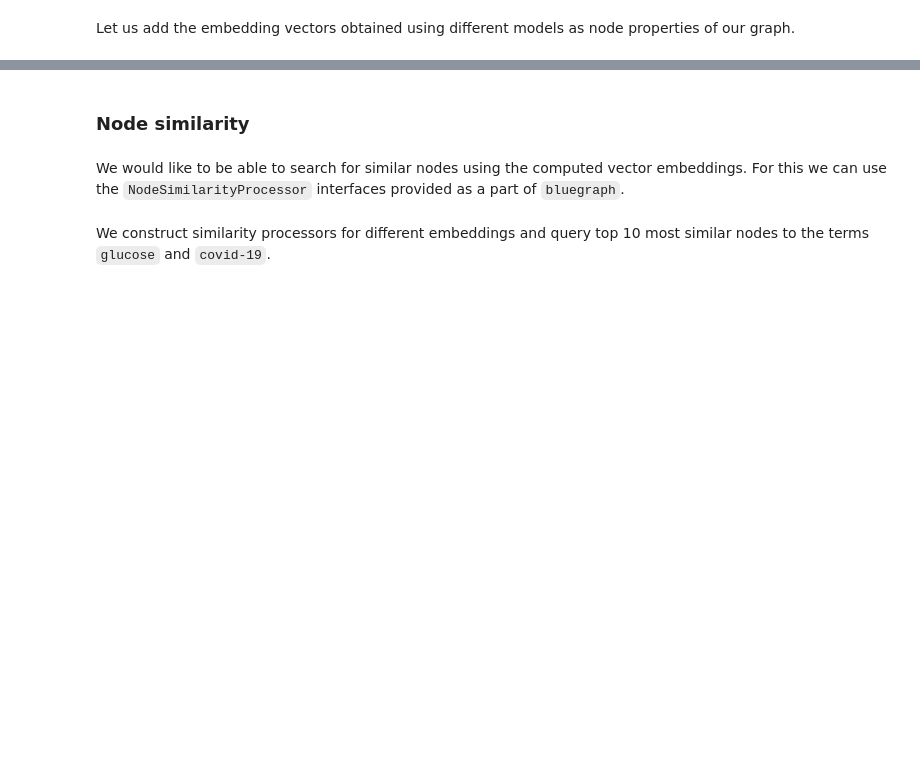
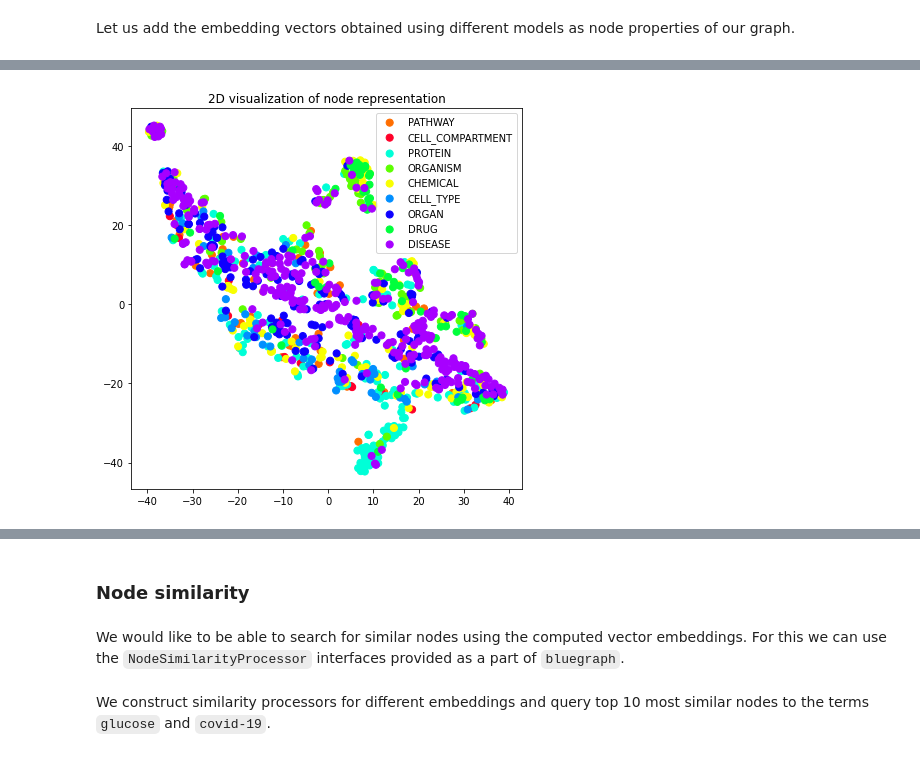
Before and after one commit to BlueBrain/BlueGraph, a Jupyter notebook: examples/Embedding and downstream tasks.ipynb, the cells around one changed output, grey strips where cells are left out. Drawn from its saved outputs; the diff is of its cells as text; code cells hidden in the pictures; blank space fills up the shorter version.

```diff
--- a/examples/Embedding and downstream tasks.ipynb
+++ b/examples/Embedding and downstream tasks.ipynb
@@ -315,0 +320,2 @@ transformed_graph.nodes(raw_frame=True)
+# %%
+attri2vec_2d = transform_to_2d(transformed_graph._nodes["attri2vec"].tolist())
@@ -315,0 +330,4 @@ transformed_graph.nodes(raw_frame=True)
+# %%
+plot_2d(transformed_graph, vectors=attri2vec_2d, label_prop="entity_type")
+# %% [output]
+[figure, added]
```
Also changed, not shown: parts of 63 cells of this notebook, 9 other files.
